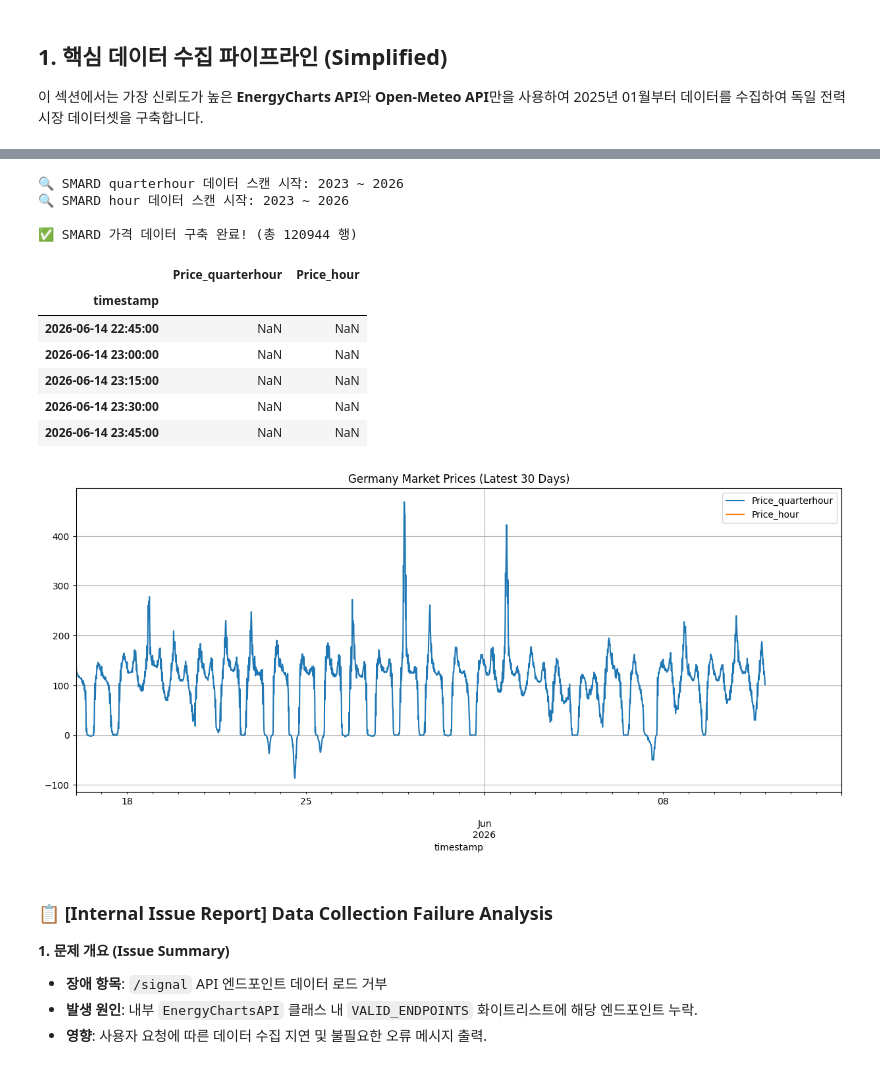
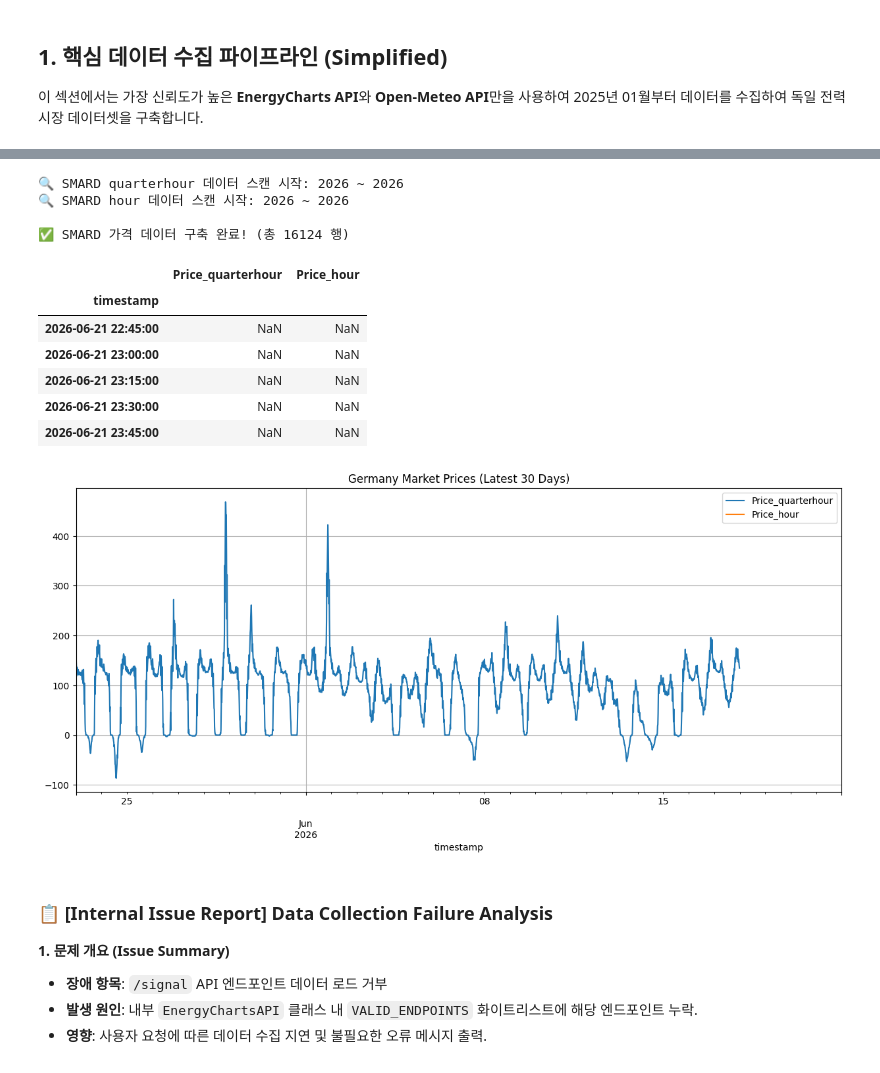
Before and after one commit to Giraffe-Shin/trading, a Jupyter notebook: 독일전력분석_데이터수집.ipynb, the cells around one changed output, grey strips where cells are left out. Cells and saved outputs as stored; diff of their text form; code cells hidden in the pictures.

```diff
--- a/독일전력분석_데이터수집.ipynb
+++ b/독일전력분석_데이터수집.ipynb
@@ -73,7 +73,7 @@ endpoint = 'public_power'
 country_code = 'de'
 
 # 2. 기간설정
-start_date = '2023-01-01'
+start_date = '2026-06-01'
 end_date = datetime.now().strftime('%Y-%m-%d')
 
 print(f"📊 Actual Public Power Generation 데이터 수집 시작 ({start_date} ~ {end_date})... ")
@@ -137,7 +137,7 @@ f_type = 'day-ahead'
 country_code = 'de'
 
 # 기간 설정: end_date를 실행 시점의 현재 날짜로 설정
-start_date = '2023-01-01'
+start_date = '2026-06-01'
 end_date = datetime.now().strftime('%Y-%m-%d')
 forecast_dfs = []
 
@@ -230,7 +230,7 @@ from datetime import datetime
 target_trading_endpoints = ['cbet', 'cbpf']
 country_code = 'de'
 # 기간 설정: end_date를 현재 시점으로 자동 갱신
-start_date = '2023-01-01'
+start_date = '2026-06-01'
 end_date = datetime.now().strftime('%Y-%m-%d')
 trading_results = {}
 
@@ -324,7 +324,7 @@ import time
 
 try:
     current_year = datetime.now().year
-    start_year = 2023
+    start_year = 2026
     all_ren_shares = []
 
     print(f"📊 Fetching Daily Average Renewable Share from {start_year} to {current_year}... ")
@@ -391,7 +380,7 @@ import requests
 import time
 from datetime import datetime
 
-def fetch_smard_data(start_year=2023, filter_id="4169", region="DE-LU", resolution="quarterhour"):
+def fetch_smard_data(start_year=2026, filter_id="4169", region="DE-LU", resolution="quarterhour"):
     """
     SMARD API에서 시작 연도부터 현재까지의 데이터를 수집합니다.
     """
@@ -442,44 +431,44 @@ def fetch_smard_data(start_year=2023, filter_id="4169", region="DE-LU", resoluti
     df["timestamp"] = pd.to_datetime(df["timestamp"], unit="ms", utc=True).dt.tz_convert("Europe/Berlin")
     df.set_index("timestamp", inplace=True)
     df.index = df.index.tz_localize(None) # 타임존 제거
     df = df.sort_index()
     df = df[~df.index.duplicated(keep="first")]
 
     return df
 
 # --- 실행부 ---
 # 1. 15분 및 1시간 단위 데이터 수집 (2023년부터 현재까지)
-df_15min = fetch_smard_data(start_year=2023, resolution="quarterhour")
-df_1hour = fetch_smard_data(start_year=2023, resolution="hour")
+df_15min = fetch_smard_data(start_year=2026, resolution="quarterhour")
+df_1hour = fetch_smard_data(start_year=2026, resolution="hour")
 
 # 2. 데이터 결합
 if df_15min is not None and df_1hour is not None:
     # 두 데이터를 Join하여 통합
     df_combined_prices = df_15min.join(df_1hour, how="left")
 
     # 이전 코드와의 호환성을 위해 변수 할당
     df_combined_2023 = df_combined_prices
 
     print(f"\n✅ SMARD 가격 데이터 구축 완료! (총 {len(df_combined_prices)} 행)")
     display(df_combined_prices.tail())
 
     # 결과 시각화 (최근 30일 데이터 위주)
     df_combined_prices.tail(24*4*30).plot(figsize=(15, 6), title='Germany Market Prices (Latest 30 Days)', grid=True)
 else:
     print("❌ 데이터 호출 중 오류가 발생했습니다.")
 # %% [output]
-🔍 SMARD quarterhour 데이터 스캔 시작: 2023 ~ 2026
-🔍 SMARD hour 데이터 스캔 시작: 2023 ~ 2026
+🔍 SMARD quarterhour 데이터 스캔 시작: 2026 ~ 2026
+🔍 SMARD hour 데이터 스캔 시작: 2026 ~ 2026
 
-✅ SMARD 가격 데이터 구축 완료! (총 120944 행)
+✅ SMARD 가격 데이터 구축 완료! (총 16124 행)
 |  | Price_quarterhour | Price_hour |
 | timestamp |  |  |
-| 2026-06-14 22:45:00 | NaN | NaN |
-| 2026-06-14 23:00:00 | NaN | NaN |
-| 2026-06-14 23:15:00 | NaN | NaN |
-| 2026-06-14 23:30:00 | NaN | NaN |
-| 2026-06-14 23:45:00 | NaN | NaN |
+| 2026-06-21 22:45:00 | NaN | NaN |
+| 2026-06-21 23:00:00 | NaN | NaN |
+| 2026-06-21 23:15:00 | NaN | NaN |
+| 2026-06-21 23:30:00 | NaN | NaN |
+| 2026-06-21 23:45:00 | NaN | NaN |
-[figure, old version]
+[figure, new version]
 # %% [markdown]
 ### 📋 [Internal Issue Report] Data Collection Failure Analysis
 
```
Also changed, not shown: parts of 6 cells of this notebook.
